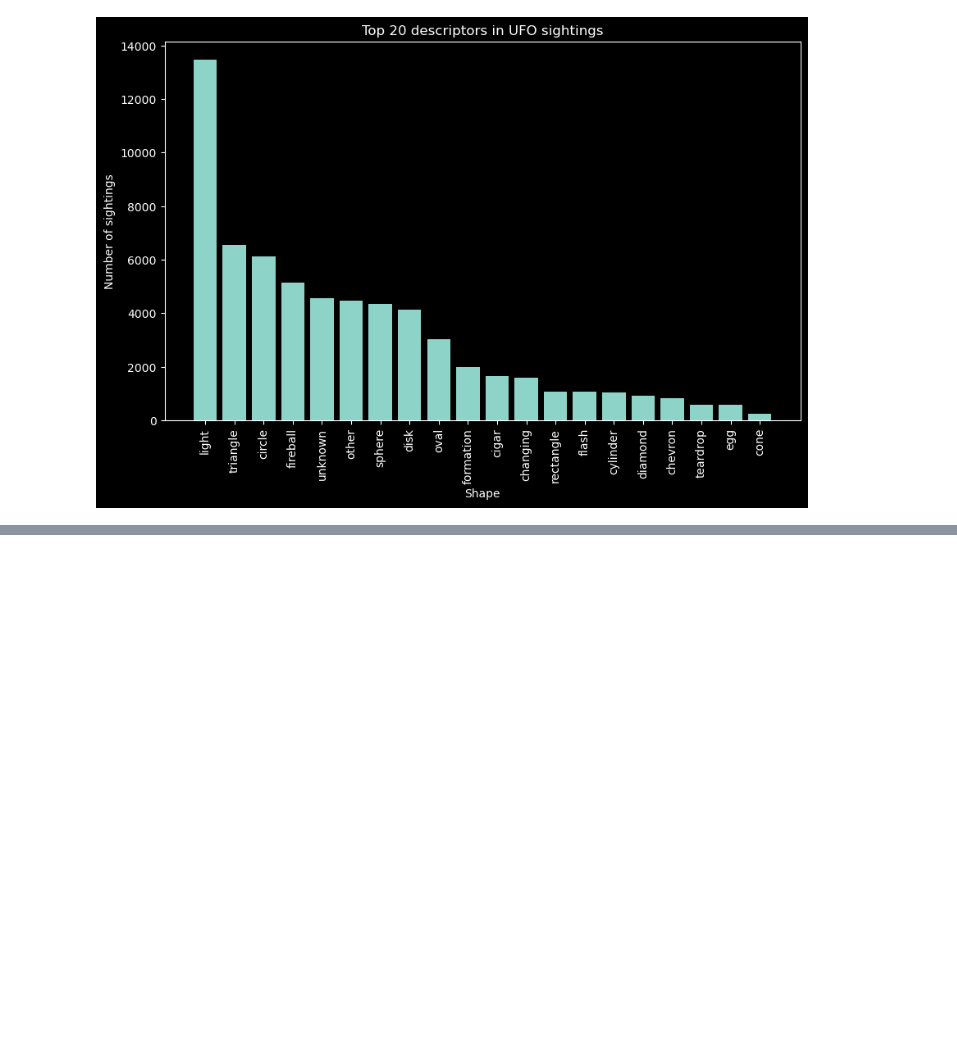
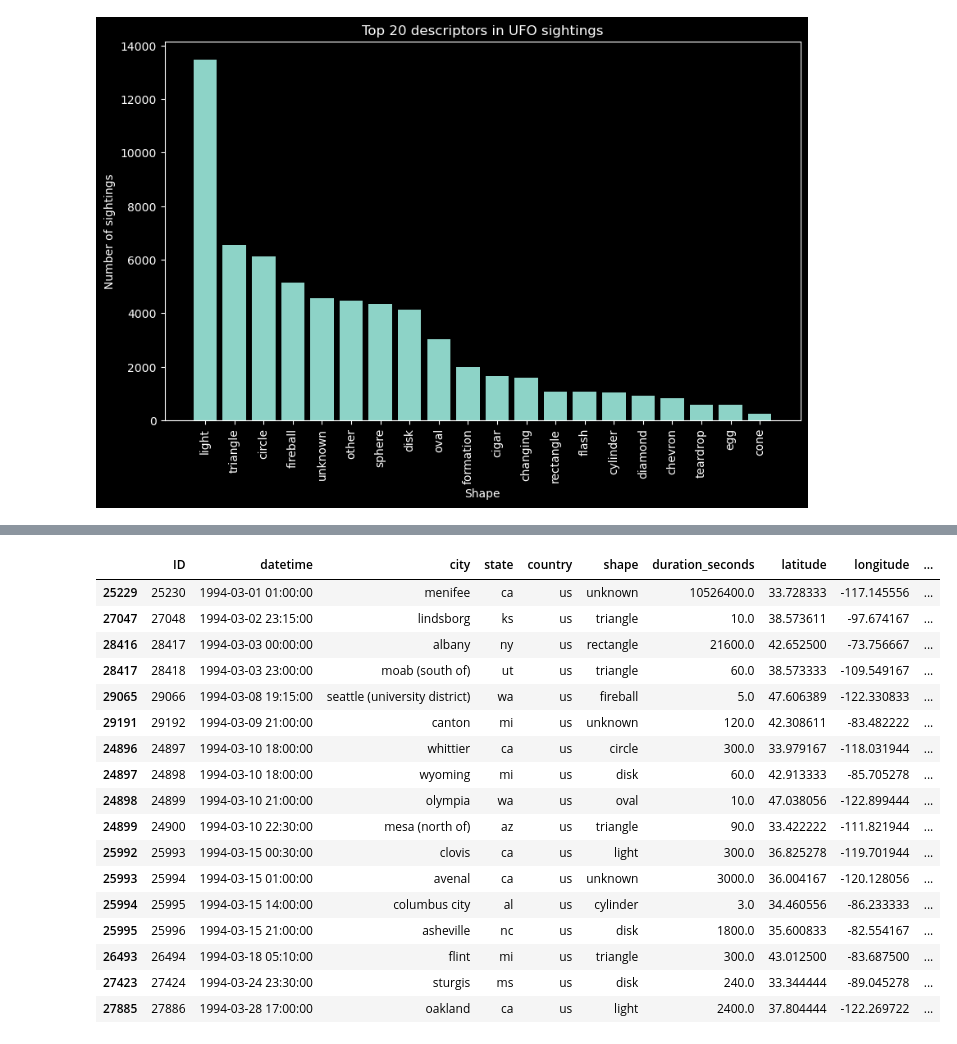
Before and after one commit to KushAGarg/project-3, a Jupyter notebook: data/andrew.ipynb, the cells around one changed output, grey strips where cells are left out. Drawn from its saved outputs; the diff is of its cells as text; code cells hidden in the pictures; blank space fills up the shorter version.

```diff
--- a/data/andrew.ipynb
+++ b/data/andrew.ipynb
@@ -246,0 +273,22 @@ plt.show()
+# %%
+march94 = df_ufo.loc[(df_ufo["datetime"].dt.month == 3) & (df_ufo["datetime"].dt.year == 1994)].sort_values(by="datetime", ascending=True)
+march94
+# %% [output]
+|  | ID | datetime | city | state | country | shape | duration_seconds | latitude | longitude | ... |
+| 25229 | 25230 | 1994-03-01 01:00:00 | menifee | ca | us | unknown | 10526400.0 | 33.728333 | -117.145556 | ... |
+| 27047 | 27048 | 1994-03-02 23:15:00 | lindsborg | ks | us | triangle | 10.0 | 38.573611 | -97.674167 | ... |
+| 28416 | 28417 | 1994-03-03 00:00:00 | albany | ny | us | rectangle | 21600.0 | 42.652500 | -73.756667 | ... |
+| 28417 | 28418 | 1994-03-03 23:00:00 | moab (south of) | ut | us | triangle | 60.0 | 38.573333 | -109.549167 | ... |
+| 29065 | 29066 | 1994-03-08 19:15:00 | seattle (university district) | wa | us | fireball | 5.0 | 47.606389 | -122.330833 | ... |
+| 29191 | 29192 | 1994-03-09 21:00:00 | canton | mi | us | unknown | 120.0 | 42.308611 | -83.482222 | ... |
+| 24896 | 24897 | 1994-03-10 18:00:00 | whittier | ca | us | circle | 300.0 | 33.979167 | -118.031944 | ... |
+| 24897 | 24898 | 1994-03-10 18:00:00 | wyoming | mi | us | disk | 60.0 | 42.913333 | -85.705278 | ... |
+| 24898 | 24899 | 1994-03-10 21:00:00 | olympia | wa | us | oval | 10.0 | 47.038056 | -122.899444 | ... |
+| 24899 | 24900 | 1994-03-10 22:30:00 | mesa (north of) | az | us | triangle | 90.0 | 33.422222 | -111.821944 | ... |
+| 25992 | 25993 | 1994-03-15 00:30:00 | clovis | ca | us | light | 300.0 | 36.825278 | -119.701944 | ... |
+| 25993 | 25994 | 1994-03-15 01:00:00 | avenal | ca | us | unknown | 3000.0 | 36.004167 | -120.128056 | ... |
+| 25994 | 25995 | 1994-03-15 14:00:00 | columbus city | al | us | cylinder | 3.0 | 34.460556 | -86.233333 | ... |
+| 25995 | 25996 | 1994-03-15 21:00:00 | asheville | nc | us | disk | 1800.0 | 35.600833 | -82.554167 | ... |
+| 26493 | 26494 | 1994-03-18 05:10:00 | flint | mi | us | triangle | 300.0 | 43.012500 | -83.687500 | ... |
+| 27423 | 27424 | 1994-03-24 23:30:00 | sturgis | ms | us | disk | 240.0 | 33.344444 | -89.045278 | ... |
+| 27885 | 27886 | 1994-03-28 17:00:00 | oakland | ca | us | light | 2400.0 | 37.804444 | -122.269722 | ... |
```
Also changed, not shown: parts of 1 cell of this notebook.
